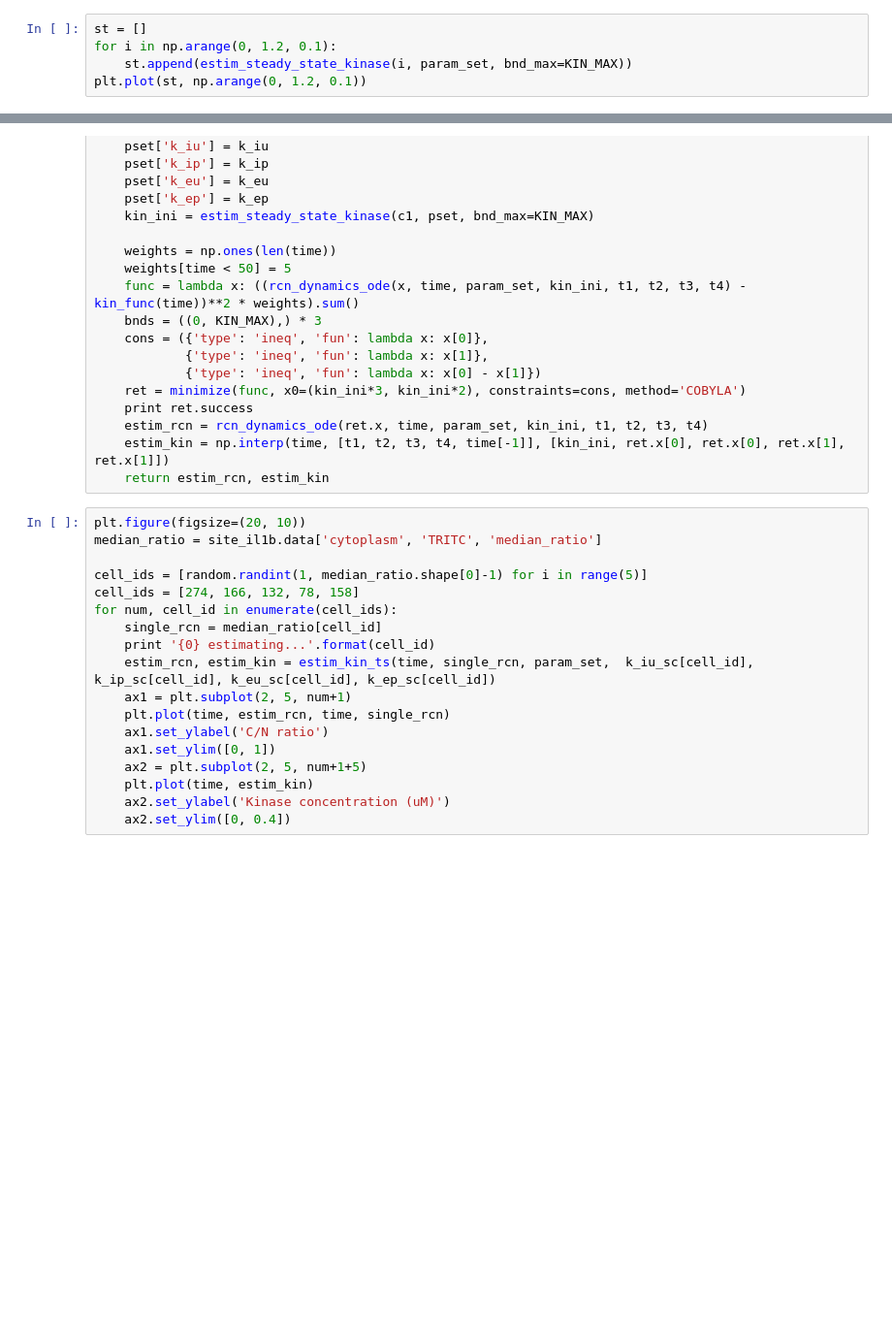
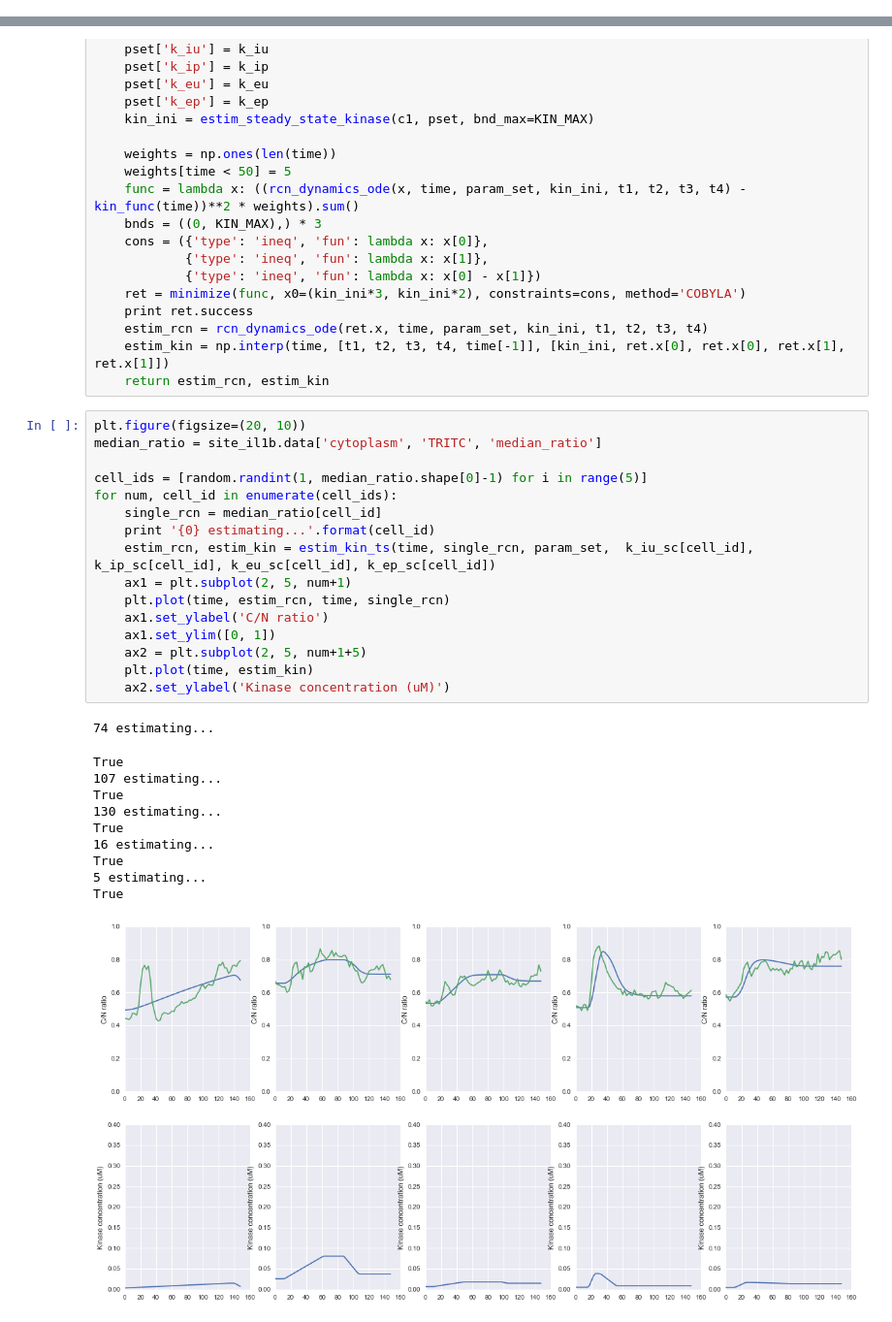
Before and after one commit to macklin/covertrace, a Jupyter notebook: doc/jupyter_examples/KTRProtocol.ipynb, the cells around one changed output, grey strips where cells are left out. Shown: that part at 97% size. Drawn from its saved outputs; the diff is of its cells as text; blank space fills up the shorter version.

```diff
--- a/doc/jupyter_examples/KTRProtocol.ipynb
+++ b/doc/jupyter_examples/KTRProtocol.ipynb
@@ -375,8 +368,3 @@ The estimated k_d and Kmd for this cell is 0.043 and 0.298
-# %%
-st = []
-for i in np.arange(0, 1.2, 0.1):
-    st.append(estim_steady_state_kinase(i, param_set, bnd_max=KIN_MAX))
-plt.plot(st, np.arange(0, 1.2, 0.1))
 # %% [markdown]
 ## Absolute kinase concentration
 # %% [markdown]
@@ -551,18 +552,28 @@ def estim_kin_ts(time, single_rcn, pset, k_iu, k_ip, k_eu, k_ep):
 # %%
 plt.figure(figsize=(20, 10))
 median_ratio = site_il1b.data['cytoplasm', 'TRITC', 'median_ratio']
 
 cell_ids = [random.randint(1, median_ratio.shape[0]-1) for i in range(5)]
-cell_ids = [274, 166, 132, 78, 158]
 for num, cell_id in enumerate(cell_ids):
     single_rcn = median_ratio[cell_id]
     print '{0} estimating...'.format(cell_id)
     estim_rcn, estim_kin = estim_kin_ts(time, single_rcn, param_set,  k_iu_sc[cell_id], k_ip_sc[cell_id], k_eu_sc[cell_id], k_ep_sc[cell_id])
     ax1 = plt.subplot(2, 5, num+1)
     plt.plot(time, estim_rcn, time, single_rcn)
     ax1.set_ylabel('C/N ratio')
     ax1.set_ylim([0, 1])
     ax2 = plt.subplot(2, 5, num+1+5)
     plt.plot(time, estim_kin)
     ax2.set_ylabel('Kinase concentration (uM)')
-    ax2.set_ylim([0, 0.4])
+# %% [output]
+74 estimating...
+True
+107 estimating...
+True
+130 estimating...
+True
+16 estimating...
+True
+5 estimating...
+True
+[figure, added]
```
Also changed, not shown: parts of 16 cells of this notebook.
